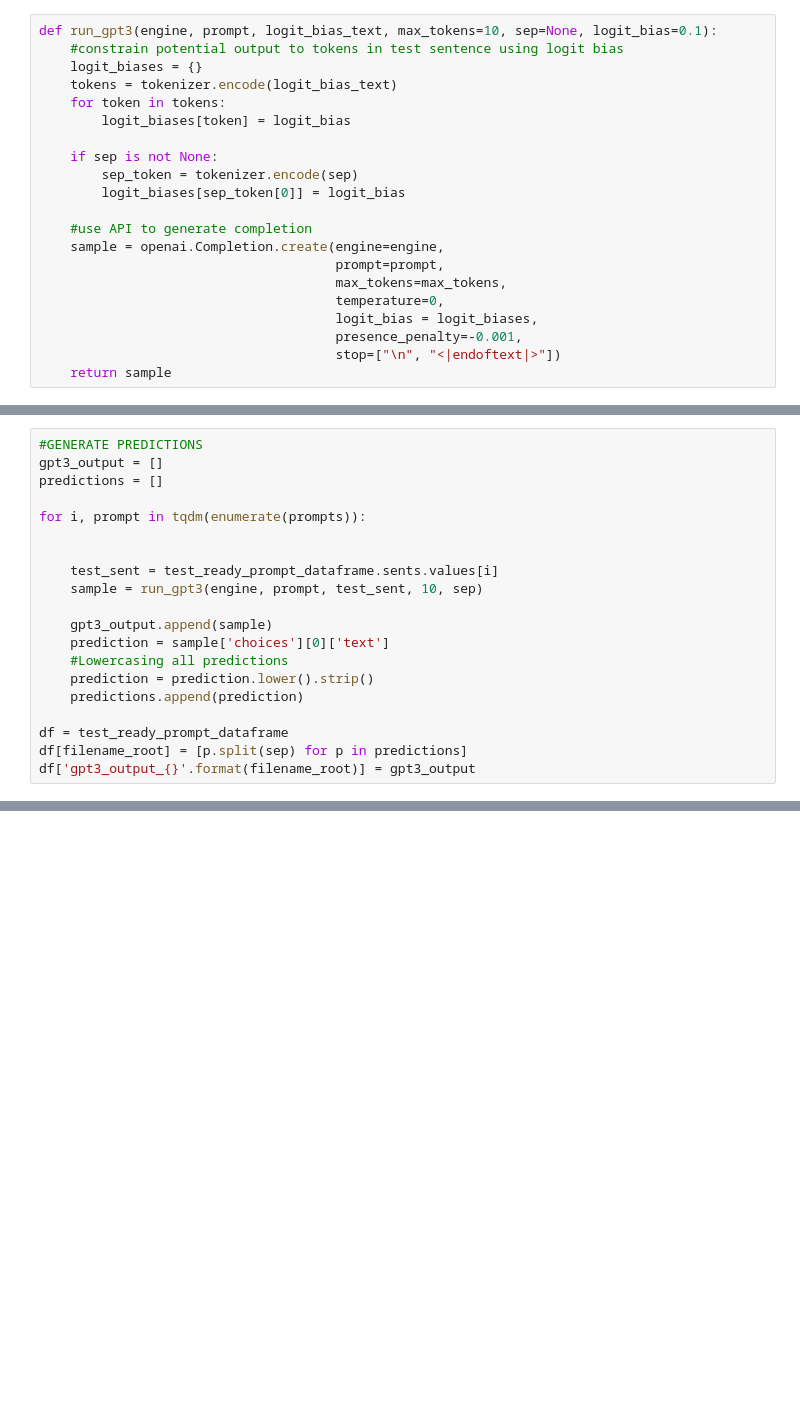
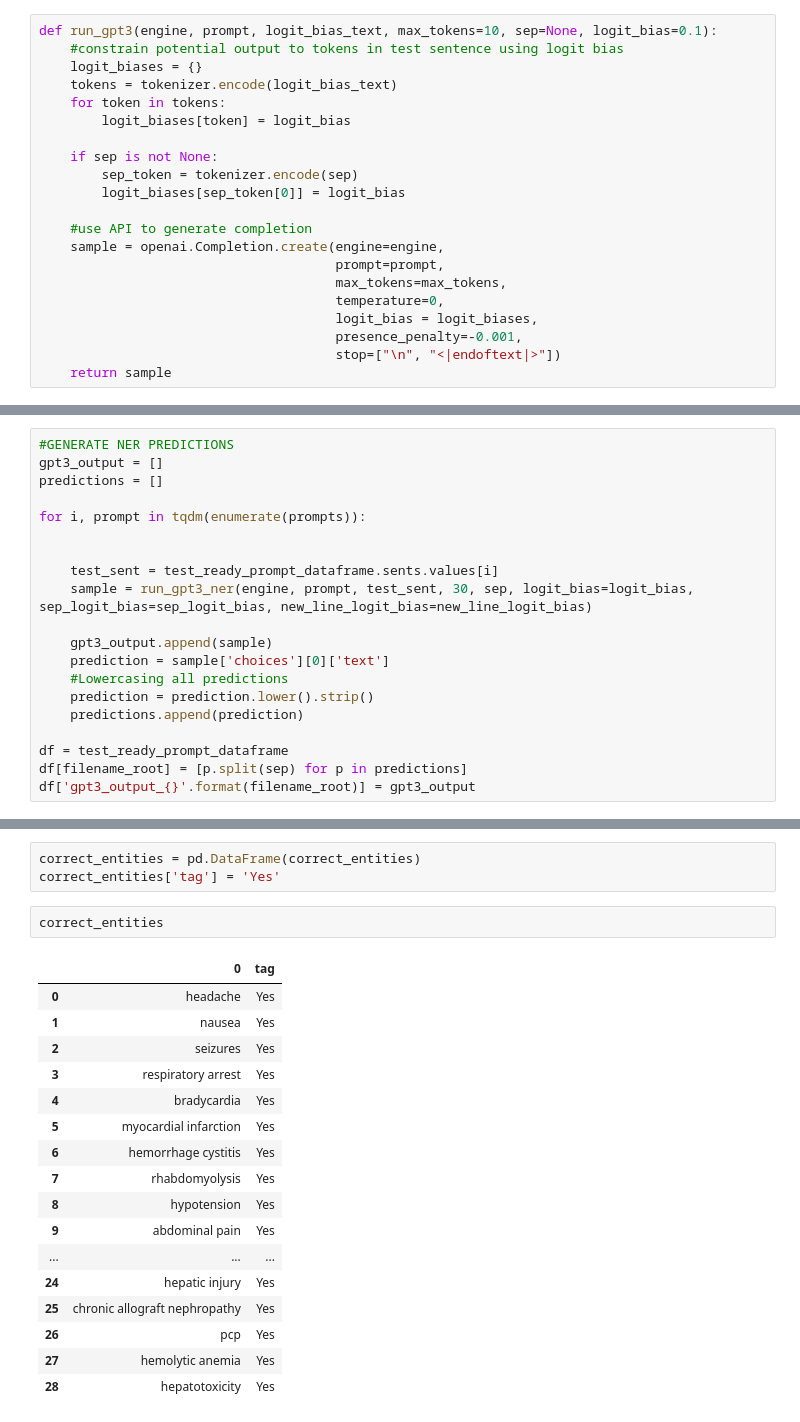
Before and after one commit to nickmcneal/biomedical-information-extraction, a Jupyter notebook: src/GPT-3 Running.ipynb, the cells around one changed output, grey strips where cells are left out. Drawn from its saved outputs; the diff is of its cells as text; blank space fills up the shorter version.

```diff
--- a/src/GPT-3 Running.ipynb
+++ b/src/GPT-3 Running.ipynb
@@ -113,5 +213,5 @@ def run_gpt3(engine, prompt, logit_bias_text, max_tokens=10, sep=None, logit_bia
 # %%
-#GENERATE PREDICTIONS
+#GENERATE NER PREDICTIONS
 gpt3_output = []
 predictions = []
 
@@ -119,7 +219,7 @@ for i, prompt in tqdm(enumerate(prompts)):
 
 
     test_sent = test_ready_prompt_dataframe.sents.values[i]
-    sample = run_gpt3(engine, prompt, test_sent, 10, sep)
+    sample = run_gpt3_ner(engine, prompt, test_sent, 30, sep, logit_bias=logit_bias, sep_logit_bias=sep_logit_bias, new_line_logit_bias=new_line_logit_bias)
 
     gpt3_output.append(sample)
     prediction = sample['choices'][0]['text']
@@ -179,0 +344,23 @@ preds_filename
+# %%
+correct_entities = pd.DataFrame(correct_entities)
+correct_entities['tag'] = 'Yes'
+# %%
+correct_entities
+# %% [output]
+|  | 0 | tag |
+| 0 | headache | Yes |
+| 1 | nausea | Yes |
+| 2 | seizures | Yes |
+| 3 | respiratory arrest | Yes |
+| 4 | bradycardia | Yes |
+| 5 | myocardial infarction | Yes |
+| 6 | hemorrhage cystitis | Yes |
+| 7 | rhabdomyolysis | Yes |
+| 8 | hypotension | Yes |
+| 9 | abdominal pain | Yes |
+| ... | ... | ... |
+| 24 | hepatic injury | Yes |
+| 25 | chronic allograft nephropathy | Yes |
+| 26 | pcp | Yes |
+| 27 | hemolytic anemia | Yes |
+| 28 | hepatotoxicity | Yes |
```
Also changed, not shown: parts of 35 cells of this notebook, 7 other files.
